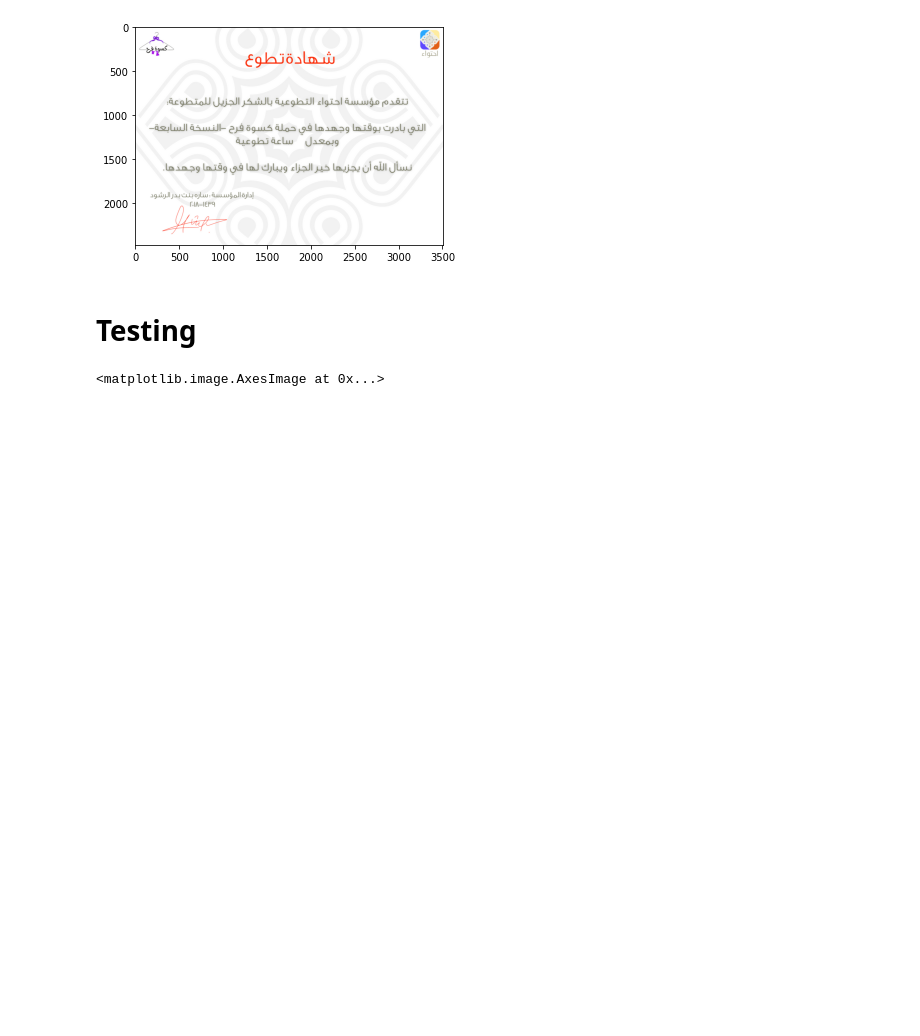
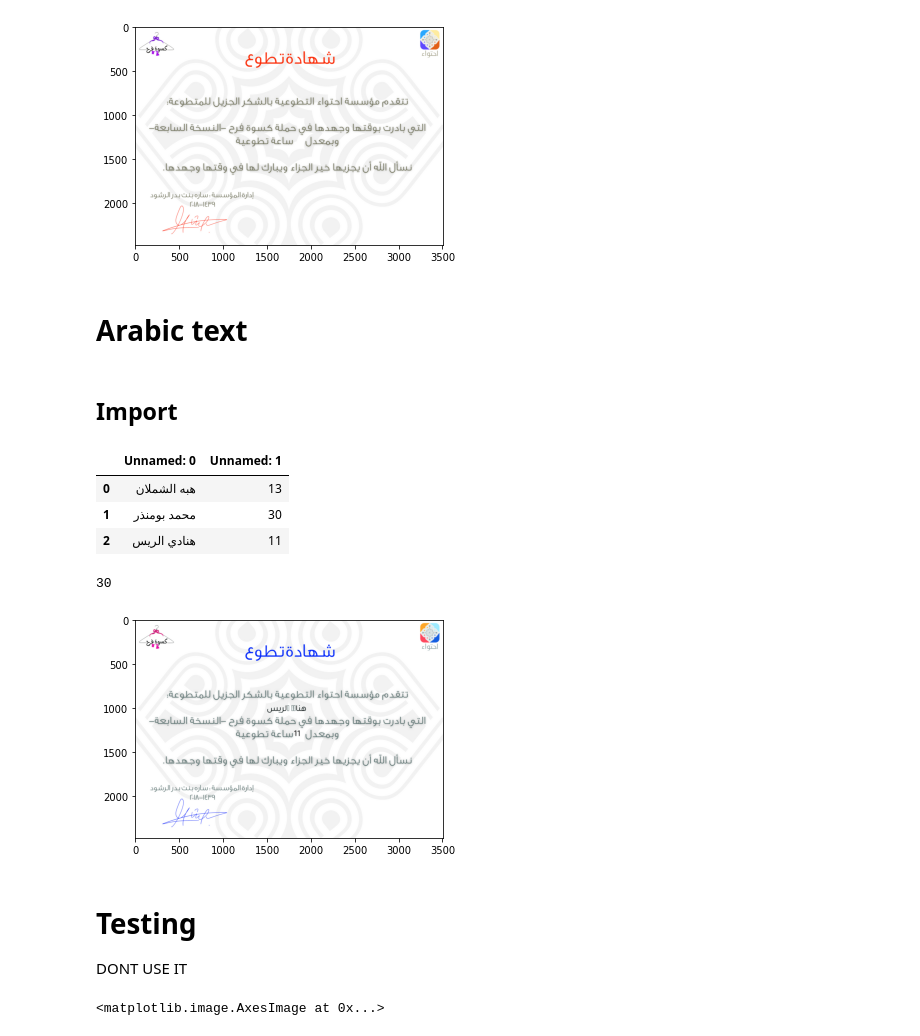
Before and after one commit to HebahAlshamlan/CertificateGenerator, a Jupyter notebook: CertificateAutoGenerator.ipynb, the cells around one changed output. Drawn from its saved outputs; the diff is of its cells as text; code cells hidden in the pictures; blank space fills up the shorter version.

Commit message:
Save as a PDF file

```diff
--- a/CertificateAutoGenerator.ipynb
+++ b/CertificateAutoGenerator.ipynb
@@ -24,8 +45,48 @@ plt.imshow(img)
 # %% [output]
 <matplotlib.image.AxesImage at 0x...>
 [figure]
+# %% [markdown]
+# Arabic text
+# %% [markdown]
+## Import
+# %%
+# use a truetype font
+font = ImageFont.truetype("Tajawal-Regular.ttf", 100)
+# %%
+dataset = pd.read_excel('Book1.xlsx')
+dataset
+# %% [output]
+|  | Unnamed: 0 | Unnamed: 1 |
+| 0 | هبه الشملان | 13 |
+| 1 | محمد بومنذر | 30 |
+| 2 | هنادي الريس | 11 |
+# %%
+names = dataset['Unnamed: 0'].copy()
+hours = dataset.drop(['Unnamed: 0'],axis=1).copy()
+# %%
+n = hours.iloc[1]
+n[0]
+# %% [output]
+30
+# %%
+for i in range(dataset.shape[0]):
+    image = Image.open("شهادة متطوعات كسوة فرح ٧.jpg")
+    draw = ImageDraw.Draw(image)
+    VulName = names.iloc[i]
+    hour = hours.iloc[i]
+    reshaped_text = arabic_reshaper.reshape(VulName) # Reshap Arabic text
+    rev_text = reshaped_text[::-1]  # slice backwards
+    draw.text((1500 , 970 ), rev_text, fill=(255,0,0,255), font=font)   # First Col
+    draw.text((1810 , 1255 ), str(hour[0]), font=font)  # second col
+    plt.imshow(image)
+    im1 = image.convert('RGB') #Convert to save as PDF
+    im1.save(r'No'+str(i)+'.pdf') # Save as a PDF
+    # image.save("no"+str(i)+".jpg")
+# %% [output]
+[figure, added]
 # %% [markdown]
 # Testing
+DONT USE IT
 # %%
 cv2.circle(img,(1313 ,987), 55, (0,255,0), -1)
 
```
Also changed, not shown: parts of 13 cells of this notebook.
